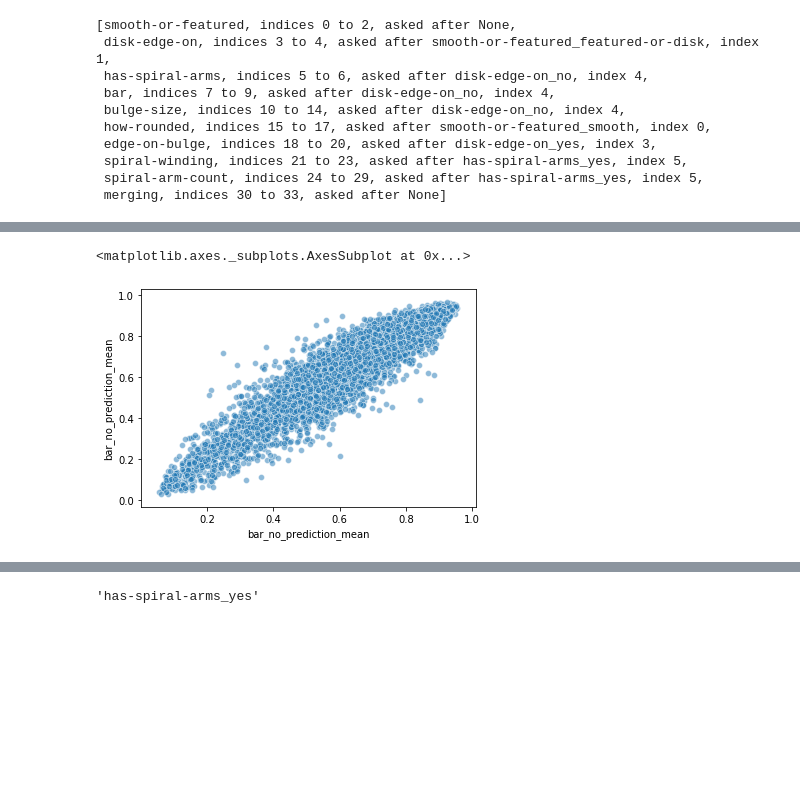
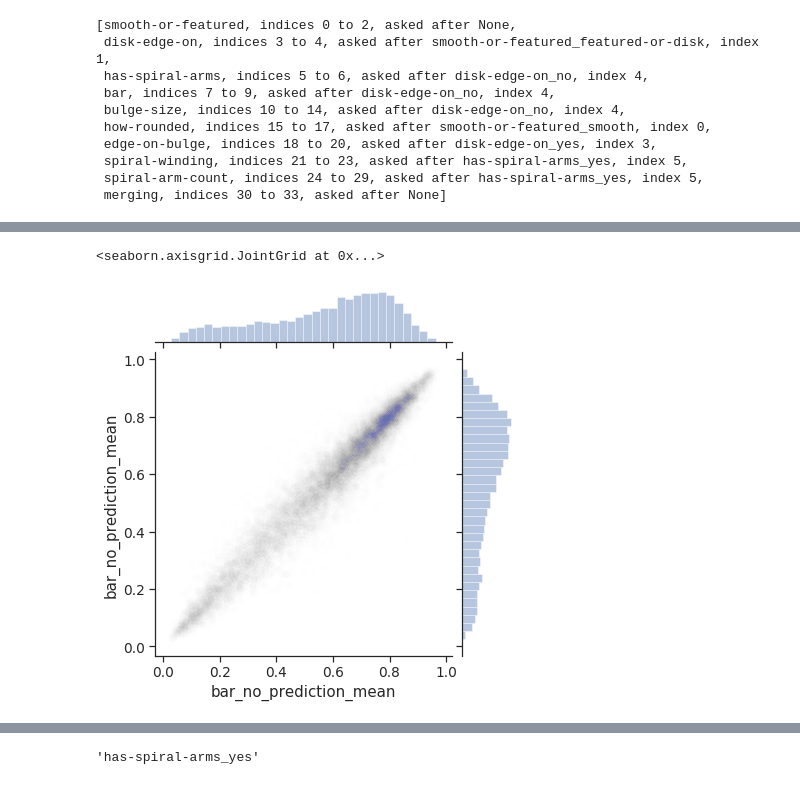
Before and after one commit to colinleach/zoobot, a Jupyter notebook: notebooks/multiq/performance/compare_performance_two_models.ipynb, the cells around one changed output, grey strips where cells are left out. Cells and saved outputs as stored; diff of their text form; code cells hidden in the pictures; blank space fills up the shorter version.

```diff
--- a/notebooks/multiq/performance/compare_performance_two_models.ipynb
+++ b/notebooks/multiq/performance/compare_performance_two_models.ipynb
@@ -95,3 +102,45 @@ df_b = pd.read_csv('temp/decals_n2_allq_m0.csv')
+# %%
+# df_a = pd.read_csv('temp/offline_decals_all_2p5_unfiltered_n2_b7.csv')
+# df_b = pd.read_csv('temp/decals_n2_allq_m0.csv')
+# predictions_loc =
+# df_a = pd.read_csv('results/decals_dr_full_m0_eval_predictions.csv')  # .1-20
+
+df_c = pd.read_csv('results/decals_dr_full_m0_eval_predictions.csv')
+
+df_a = pd.read_csv('results/decals_dr_full_m1_eval_predictions.csv')
+# df_b = pd.read_csv('results/decals_dr_full_1_to_100_eval_predictions.csv')
+df_b = pd.read_csv('results/decals_dr_full_m2_eval_predictions.csv')
+
+df_a = df_a.sort_values('id_str')
+df_b = df_b.sort_values('id_str')
+df_c = df_c.sort_values('id_str')
+
+df_a['file_loc'] = df_a['local_png_loc'].apply(lambda x: '/media/walml/beta/decals' + x.replace('/data/phys-zooniverse/chri5177', ''))
+df_b['file_loc'] = df_b['local_png_loc'].apply(lambda x: '/media/walml/beta/decals' + x.replace('/data/phys-zooniverse/chri5177', ''))
+df_c['file_loc'] = df_c['local_png_loc'].apply(lambda x: '/media/walml/beta/decals' + x.replace('/data/phys-zooniverse/chri5177', ''))
+# %%
+eval_df = pd.read_csv('results/decals_dr_full_eval_df.csv')
+id_strs = set(eval_df['id_str'])
+
+# in eval df
+df_a = df_a[df_a['id_str'].isin(id_strs)]
+df_b = df_b[df_b['id_str'].isin(id_strs)]
+df_c = df_c[df_c['id_str'].isin(id_strs)]
+
+# only featured for now
+df_a = df_a[df_a['smooth-or-featured_featured-or-disk_fraction'] > 0.5]
+df_b = df_b[df_b['smooth-or-featured_featured-or-disk_fraction'] > 0.5]
+df_c = df_c[df_c['smooth-or-featured_featured-or-disk_fraction'] > 0.5]
+
+# not edge on disk for now
+df_a = df_a[df_a['disk-edge-on_no'] > 0.5]
+df_b = df_b[df_b['disk-edge-on_no'] > 0.5]
+df_c = df_c[df_c['disk-edge-on_no'] > 0.5]
+
+# only highly classified for now
+# df_a = df_a[df_a['id_str'].isin(retired['id_str'])]
+# df_b = df_b[df_b['id_str'].isin(retired['id_str'])]
+# df_c = df_c[df_c['id_str'].isin(retired['id_str'])]
 # %%
 assert (df_a['iauname'] == df_b['iauname']).all()
 # %%
@@ -142,8 +192,8 @@ df_b['smooth-or-featured_smooth_prediction_mean'].hist(bins=bins)
 # %%
-sns.scatterplot(df_a['bar_no_prediction_mean'], df_b['bar_no_prediction_mean'], alpha=0.5)
+sns.jointplot(df_a['bar_no_prediction_mean'], df_b['bar_no_prediction_mean'], alpha=0.005)
 # %% [output]
-<matplotlib.axes._subplots.AxesSubplot at 0x...>
+<seaborn.axisgrid.JointGrid at 0x...>
-[figure, old version]
+[figure, new version]
 # %%
 samples_list = [df_a_conc, df_b_conc]
 # %%
```
Also changed, not shown: parts of 29 cells of this notebook, 8 other files.
